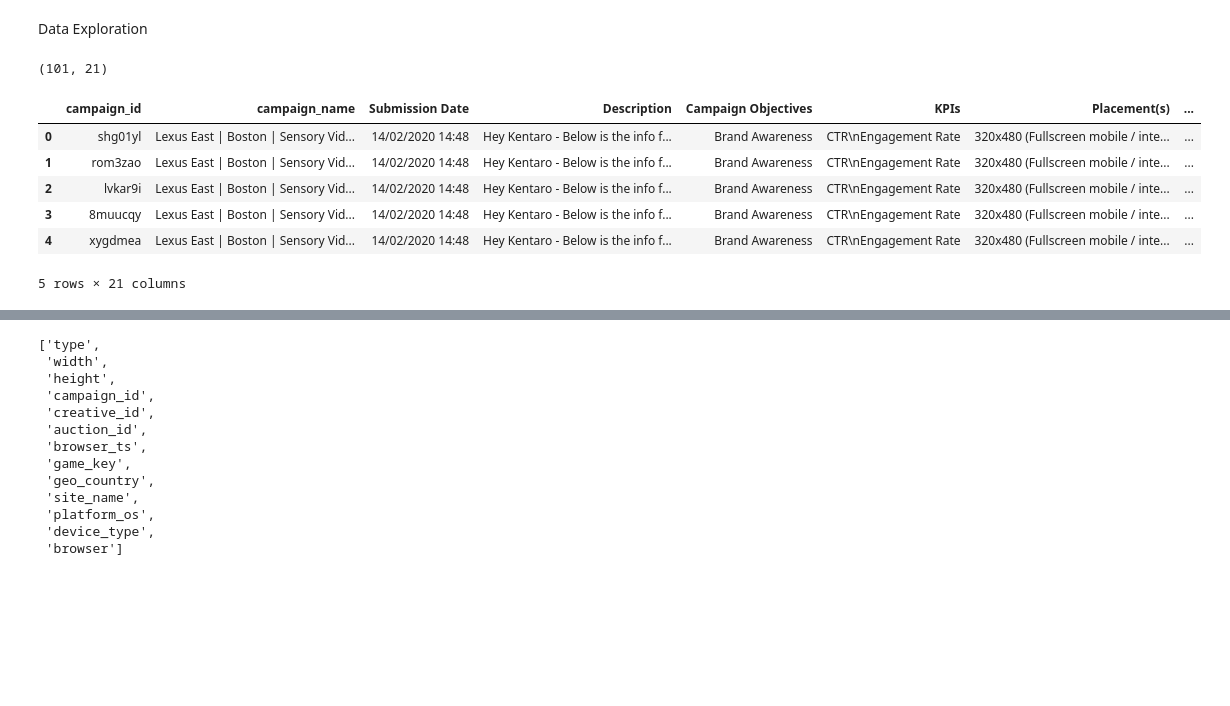
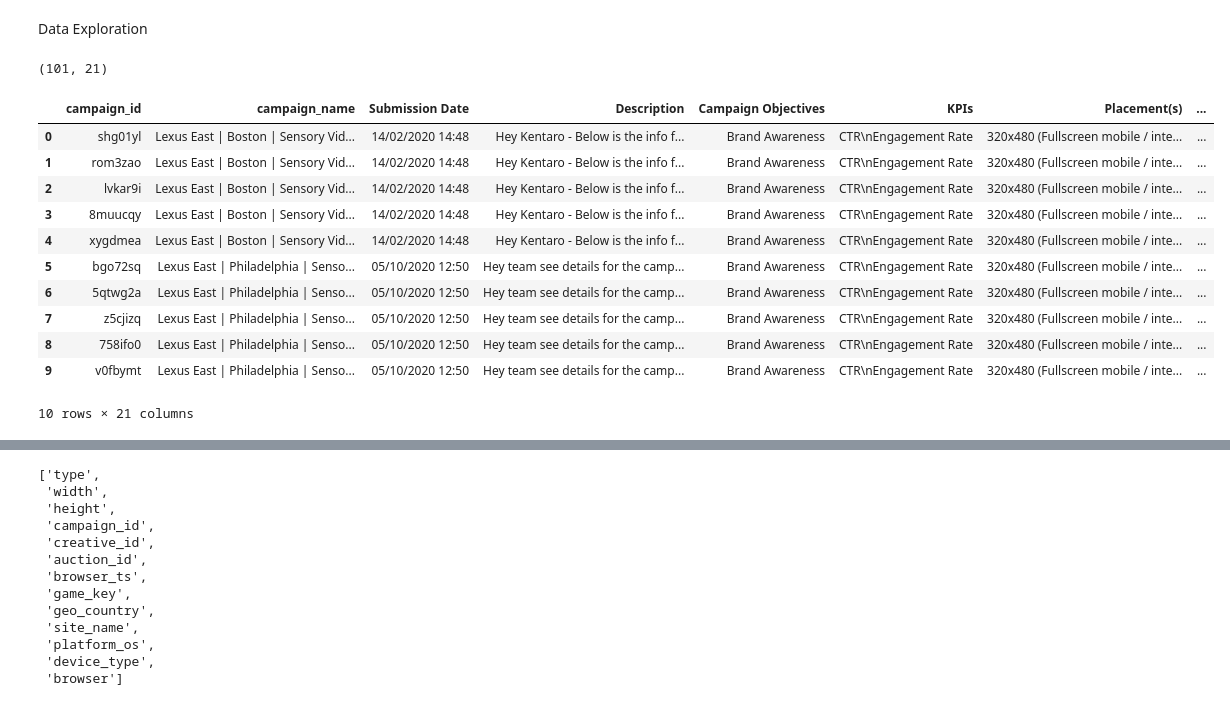
Before and after one commit to meriab21/adludio-DE-challenge, a Jupyter notebook: notebook/data_exploration.ipynb, the cells around one changed output, grey strips where cells are left out. Drawn from its saved outputs; the diff is of its cells as text; code cells hidden in the pictures; blank space fills up the shorter version.

Commit message:
cleand raw data

```diff
--- a/notebook/data_exploration.ipynb
+++ b/notebook/data_exploration.ipynb
@@ -5,22 +5,27 @@ Data Exploration
 import pandas as pd
 # %%
 # importing dataset
-briefing_data = pd.read_csv("../data/briefing.csv")
-campaigns_data = pd.read_csv("../data/campaigns_inventory_updated.csv", low_memory=False)
-glob_design_data = pd.read_json("../data/global_design_data.json", orient ='index')
+briefing_data = pd.read_csv("../My-datalake/briefing.csv")
+campaigns_data = pd.read_csv("../My-datalake/campaigns_inventory_updated.csv", low_memory=False)
+glob_design_data = pd.read_json("../My-datalake/global_design_data.json", orient ='index')
 # %%
 #Observing briefings dataset
 print(briefing_data.shape)
-briefing_data.head()
+briefing_data.head(10)
 # %% [output]
 (101, 21)
 |  | campaign_id | campaign_name | Submission Date | Description | Campaign Objectives | KPIs | Placement(s) | ... |
 | 0 | shg01yl | Lexus East | Boston | Sensory Vid... | 14/02/2020 14:48 | Hey Kentaro - Below is the info f... | Brand Awareness | CTR\nEngagement Rate | 320x480 (Fullscreen mobile / inte... | ... |
 | 1 | rom3zao | Lexus East | Boston | Sensory Vid... | 14/02/2020 14:48 | Hey Kentaro - Below is the info f... | Brand Awareness | CTR\nEngagement Rate | 320x480 (Fullscreen mobile / inte... | ... |
 | 2 | lvkar9i | Lexus East | Boston | Sensory Vid... | 14/02/2020 14:48 | Hey Kentaro - Below is the info f... | Brand Awareness | CTR\nEngagement Rate | 320x480 (Fullscreen mobile / inte... | ... |
 | 3 | 8muucqy | Lexus East | Boston | Sensory Vid... | 14/02/2020 14:48 | Hey Kentaro - Below is the info f... | Brand Awareness | CTR\nEngagement Rate | 320x480 (Fullscreen mobile / inte... | ... |
 | 4 | xygdmea | Lexus East | Boston | Sensory Vid... | 14/02/2020 14:48 | Hey Kentaro - Below is the info f... | Brand Awareness | CTR\nEngagement Rate | 320x480 (Fullscreen mobile / inte... | ... |
+| 5 | bgo72sq | Lexus East | Philadelphia | Senso... | 05/10/2020 12:50 | Hey team see details for the camp... | Brand Awareness | CTR\nEngagement Rate | 320x480 (Fullscreen mobile / inte... | ... |
+| 6 | 5qtwg2a | Lexus East | Philadelphia | Senso... | 05/10/2020 12:50 | Hey team see details for the camp... | Brand Awareness | CTR\nEngagement Rate | 320x480 (Fullscreen mobile / inte... | ... |
+| 7 | z5cjizq | Lexus East | Philadelphia | Senso... | 05/10/2020 12:50 | Hey team see details for the camp... | Brand Awareness | CTR\nEngagement Rate | 320x480 (Fullscreen mobile / inte... | ... |
+| 8 | 758ifo0 | Lexus East | Philadelphia | Senso... | 05/10/2020 12:50 | Hey team see details for the camp... | Brand Awareness | CTR\nEngagement Rate | 320x480 (Fullscreen mobile / inte... | ... |
+| 9 | v0fbymt | Lexus East | Philadelphia | Senso... | 05/10/2020 12:50 | Hey team see details for the camp... | Brand Awareness | CTR\nEngagement Rate | 320x480 (Fullscreen mobile / inte... | ... |
-5 rows × 21 columns
+10 rows × 21 columns
 # %%
 briefing_data.columns.tolist()
 # %% [output]
```
Also changed, not shown: parts of 18 cells of this notebook, 3 other files.
